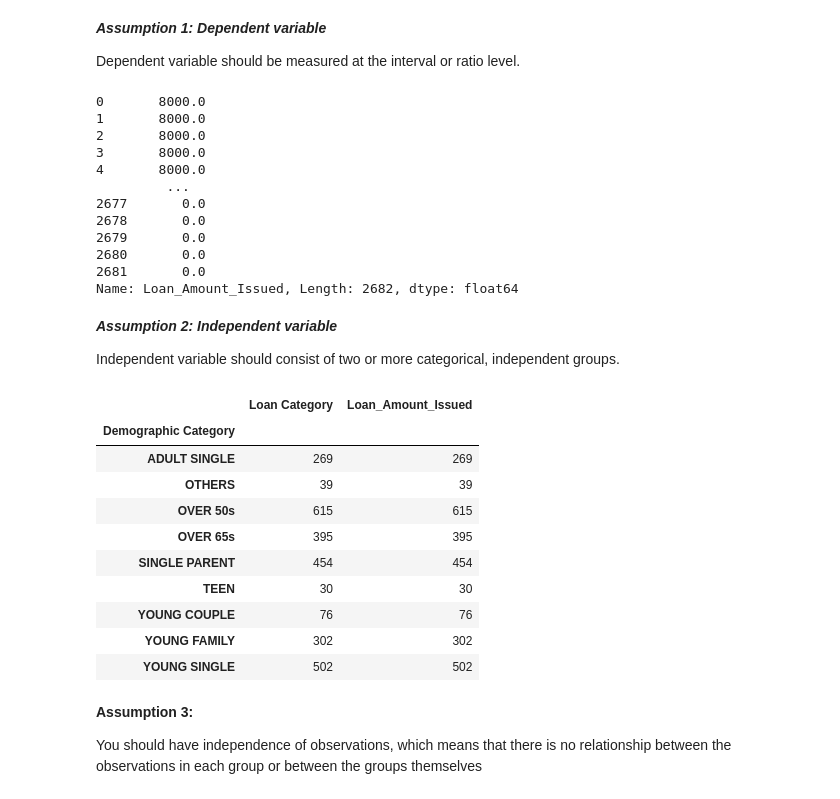
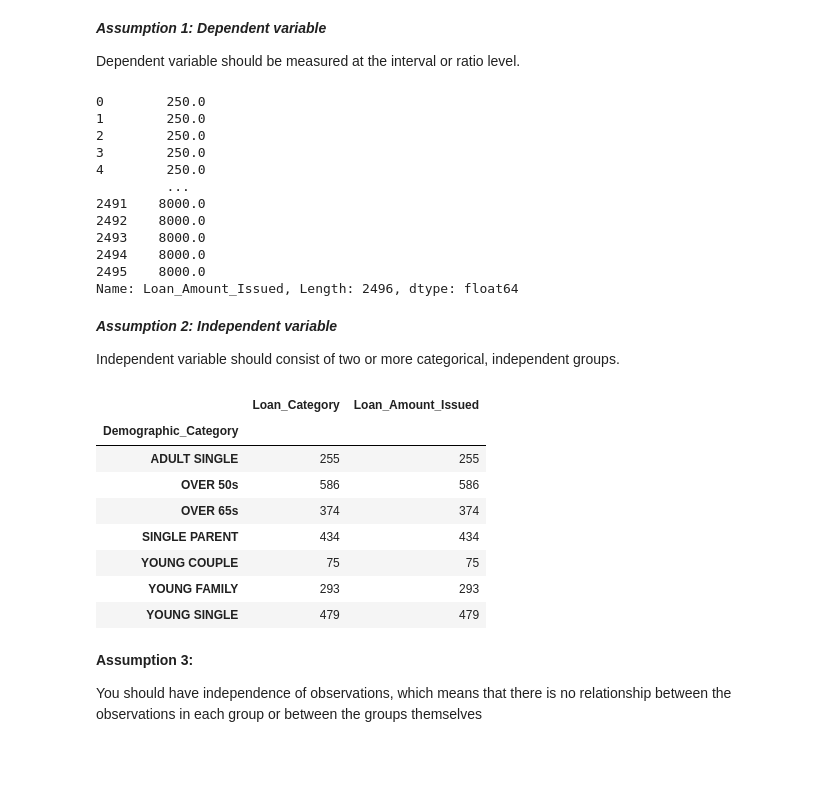
Before and after one commit to brendantipp/gmit_mls_2021, a Jupyter notebook: scipy-stats.ipynb, the cells around one changed output. Cells and saved outputs as stored; diff of their text form; code cells hidden in the pictures; blank space fills up the shorter version.

```diff
--- a/scipy-stats.ipynb
+++ b/scipy-stats.ipynb
@@ -108,7 +108,7 @@ Discuss problems when comparing 3 groups etc and why Anova testing is preferrere
 ## Exploring the dataset - work lending
 # %%
 #import dataset
-df = pd.read_csv('datasets/work/work_data2.csv')
+df = pd.read_csv('datasets/work/work_data.csv')
 #display daframe
 df
 # %% [output]
@@ -163,40 +163,38 @@ dependent = df['Loan_Amount_Issued']
 x = dependent
 x
 # %% [output]
-0       8000.0
-1       8000.0
-2       8000.0
-3       8000.0
-4       8000.0
+0        250.0
+1        250.0
+2        250.0
+3        250.0
+4        250.0
          ...
-2677       0.0
-2678       0.0
-2679       0.0
-2680       0.0
-2681       0.0
-Name: Loan_Amount_Issued, Length: 2682, dtype: float64
+2491    8000.0
+2492    8000.0
+2493    8000.0
+2494    8000.0
+2495    8000.0
+Name: Loan_Amount_Issued, Length: 2496, dtype: float64
 # %% [markdown]
 ***Assumption 2: Independent variable***
 
 Independent variable should consist of two or more categorical, independent groups.
 # %%
 # Independent variable.
-independent = df['Demographic Category']
+independent = df['Demographic_Category']
 independent
 #use grouby and get count of each gender in dataset
-df.groupby(by = "Demographic Category").count()
+df.groupby(by = "Demographic_Category").count()
 # %% [output]
-|  | Loan Category | Loan_Amount_Issued |
-| Demographic Category |  |  |
-| ADULT SINGLE | 269 | 269 |
-| OTHERS | 39 | 39 |
-| OVER 50s | 615 | 615 |
-| OVER 65s | 395 | 395 |
-| SINGLE PARENT | 454 | 454 |
-| TEEN | 30 | 30 |
-| YOUNG COUPLE | 76 | 76 |
-| YOUNG FAMILY | 302 | 302 |
-| YOUNG SINGLE | 502 | 502 |
+|  | Loan_Category | Loan_Amount_Issued |
+| Demographic_Category |  |  |
+| ADULT SINGLE | 255 | 255 |
+| OVER 50s | 586 | 586 |
+| OVER 65s | 374 | 374 |
+| SINGLE PARENT | 434 | 434 |
+| YOUNG COUPLE | 75 | 75 |
+| YOUNG FAMILY | 293 | 293 |
+| YOUNG SINGLE | 479 | 479 |
 # %% [markdown]
 **Assumption 3:**
 
```
Also changed, not shown: parts of 24 cells of this notebook.
